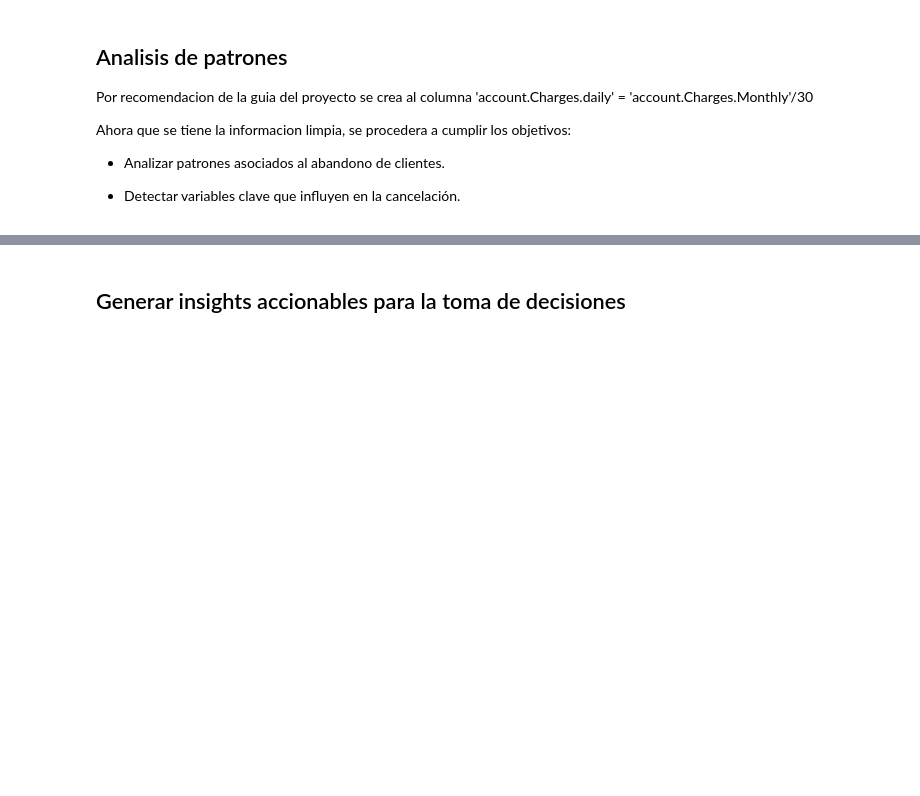
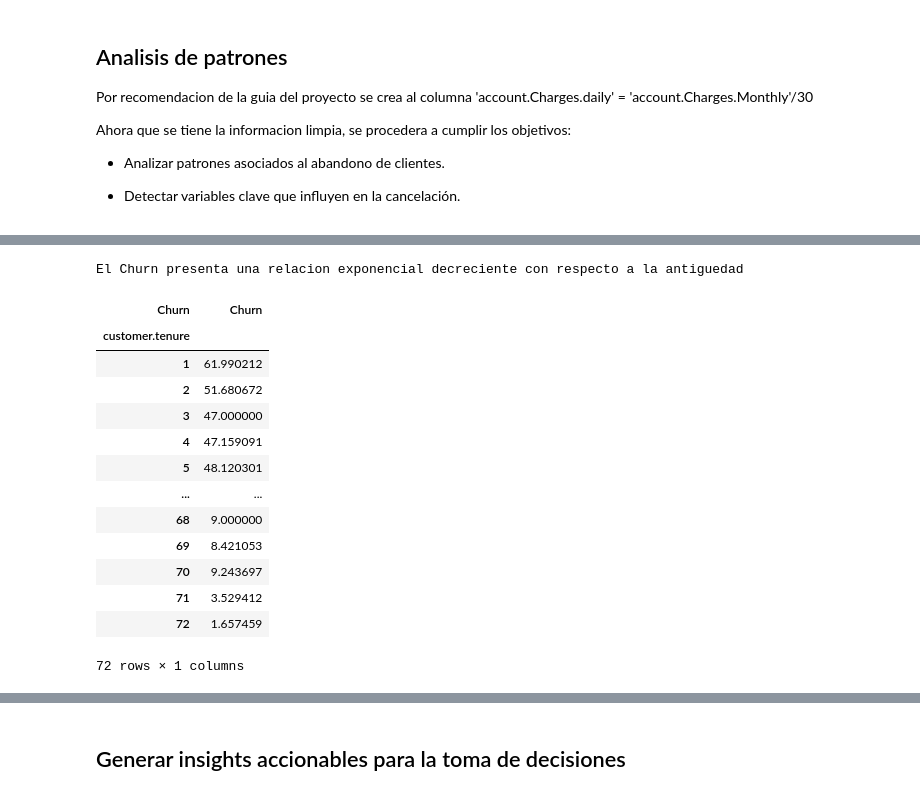
Before and after one commit to JCSR2022/challenge2-data-science-Alura, a Jupyter notebook: challenge2_data_science_Alura.ipynb, the cells around one changed output, grey strips where cells are left out. Cells and saved outputs as stored; diff of their text form; code cells hidden in the pictures; blank space fills up the shorter version.

```diff
--- a/challenge2_data_science_Alura.ipynb
+++ b/challenge2_data_science_Alura.ipynb
@@ -294,0 +356,21 @@ NameError: name 'data' is not defined
+# %%
+df_tenure = pd.crosstab(data['customer.tenure'], data['Churn'], normalize='index') * 100
+df_tenure.drop(columns='No',inplace=True)
+df_tenure.rename(columns={'Yes':'Churn'},inplace=True)
+df_tenure
+# %% [output]
+El Churn presenta una relacion exponencial decreciente con respecto a la antiguedad
+| Churn | Churn |
+| customer.tenure |  |
+| 1 | 61.990212 |
+| 2 | 51.680672 |
+| 3 | 47.000000 |
+| 4 | 47.159091 |
+| 5 | 48.120301 |
+| ... | ... |
+| 68 | 9.000000 |
+| 69 | 8.421053 |
+| 70 | 9.243697 |
+| 71 | 3.529412 |
+| 72 | 1.657459 |
+72 rows × 1 columns
```
Also changed, not shown: parts of 20 cells of this notebook.
